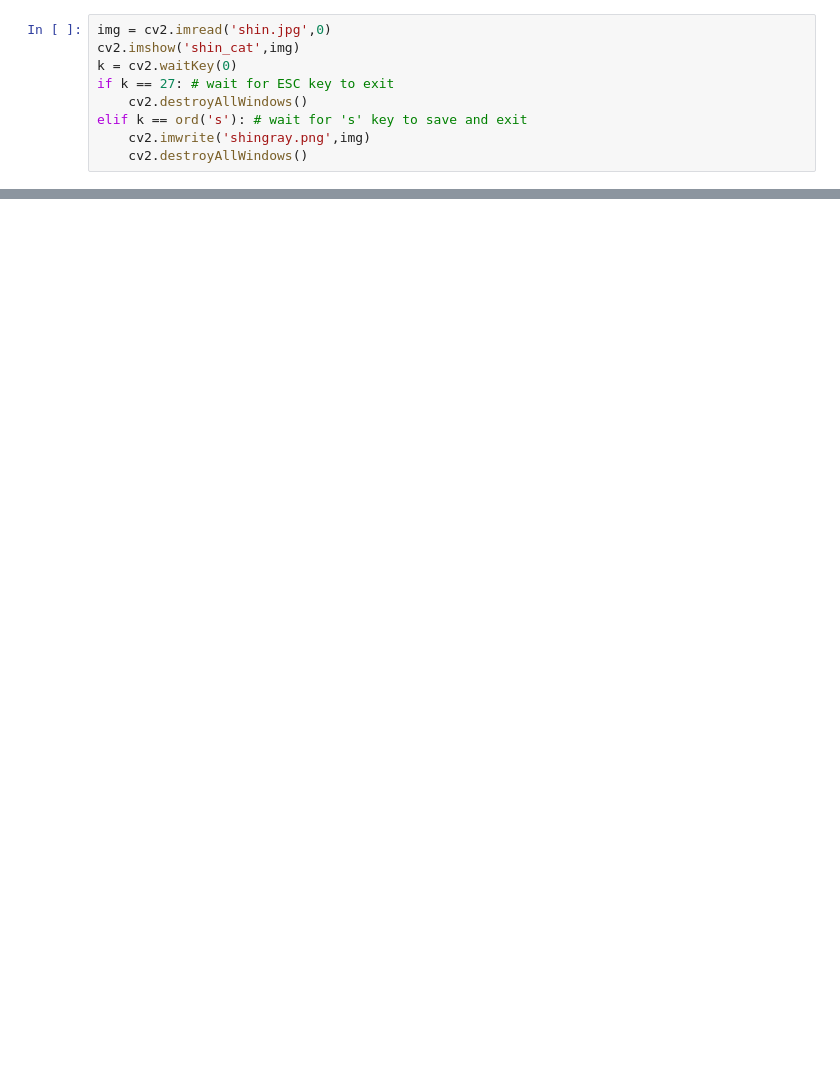
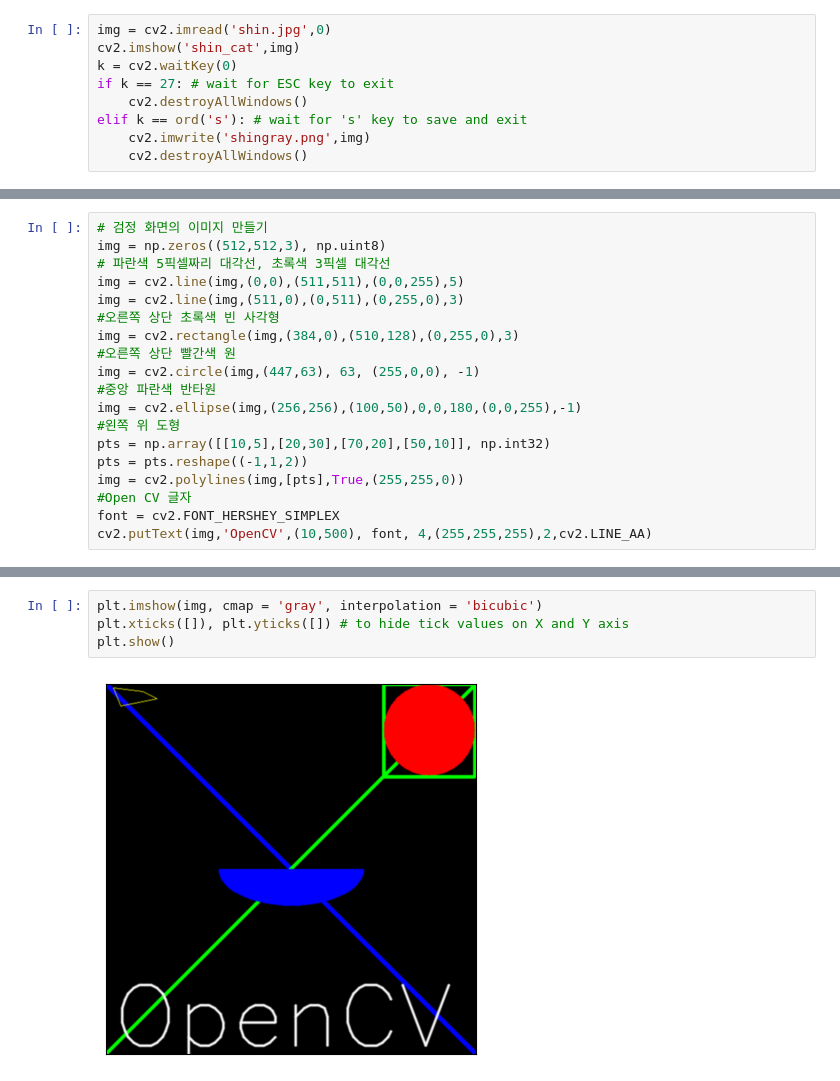
Before and after one commit to LiMing-1211/IP2023, a Jupyter notebook: ch1.2.ipynb, the cells around one changed output, grey strips where cells are left out. Cells and saved outputs as stored; diff of their text form; blank space fills up the shorter version.

```diff
--- a/ch1.2.ipynb
+++ b/ch1.2.ipynb
@@ -35,0 +75,19 @@ plt.show()
+# %%
+# 검정 화면의 이미지 만들기
+img = np.zeros((512,512,3), np.uint8)
+# 파란색 5픽셀짜리 대각선, 초록색 3픽셀 대각선
+img = cv2.line(img,(0,0),(511,511),(0,0,255),5)
+img = cv2.line(img,(511,0),(0,511),(0,255,0),3)
+#오른쪽 상단 초록색 빈 사각형
+img = cv2.rectangle(img,(384,0),(510,128),(0,255,0),3)
+#오른쪽 상단 빨간색 원
+img = cv2.circle(img,(447,63), 63, (255,0,0), -1)
+#중앙 파란색 반타원
+img = cv2.ellipse(img,(256,256),(100,50),0,0,180,(0,0,255),-1)
+#왼쪽 위 도형
+pts = np.array([[10,5],[20,30],[70,20],[50,10]], np.int32)
+pts = pts.reshape((-1,1,2))
+img = cv2.polylines(img,[pts],True,(255,255,0))
+#Open CV 글자
+font = cv2.FONT_HERSHEY_SIMPLEX
+cv2.putText(img,'OpenCV',(10,500), font, 4,(255,255,255),2,cv2.LINE_AA)
@@ -35,0 +112,6 @@ plt.show()
+# %%
+plt.imshow(img, cmap = 'gray', interpolation = 'bicubic')
+plt.xticks([]), plt.yticks([]) # to hide tick values on X and Y axis
+plt.show()
+# %% [output]
+[figure, added]
```
Also changed, not shown: parts of 9 cells of this notebook.
